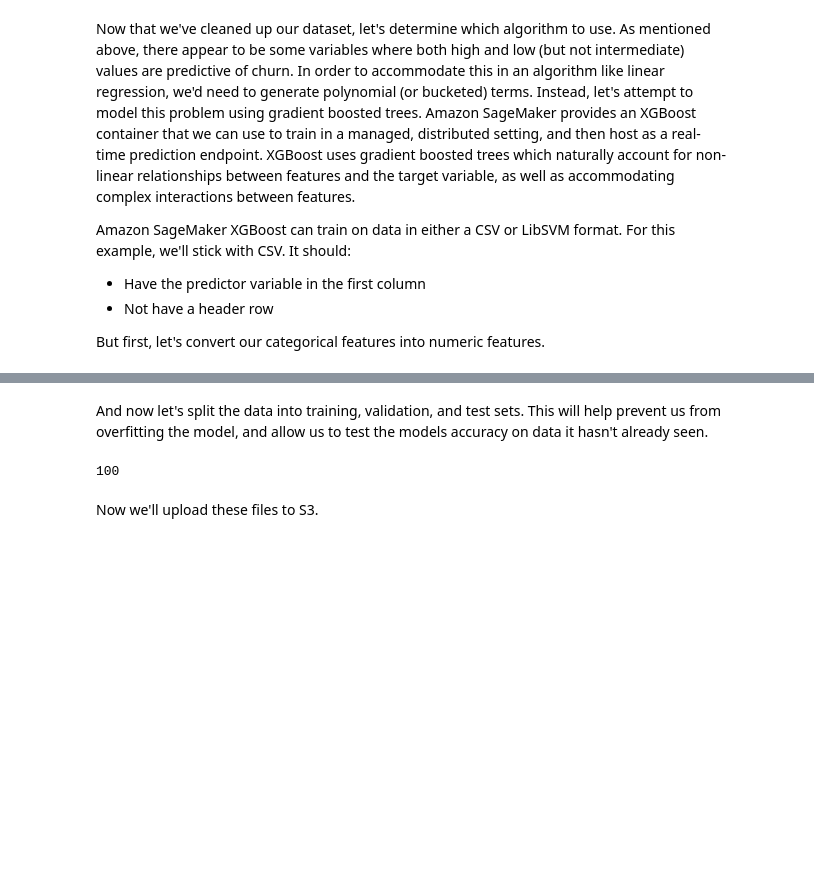
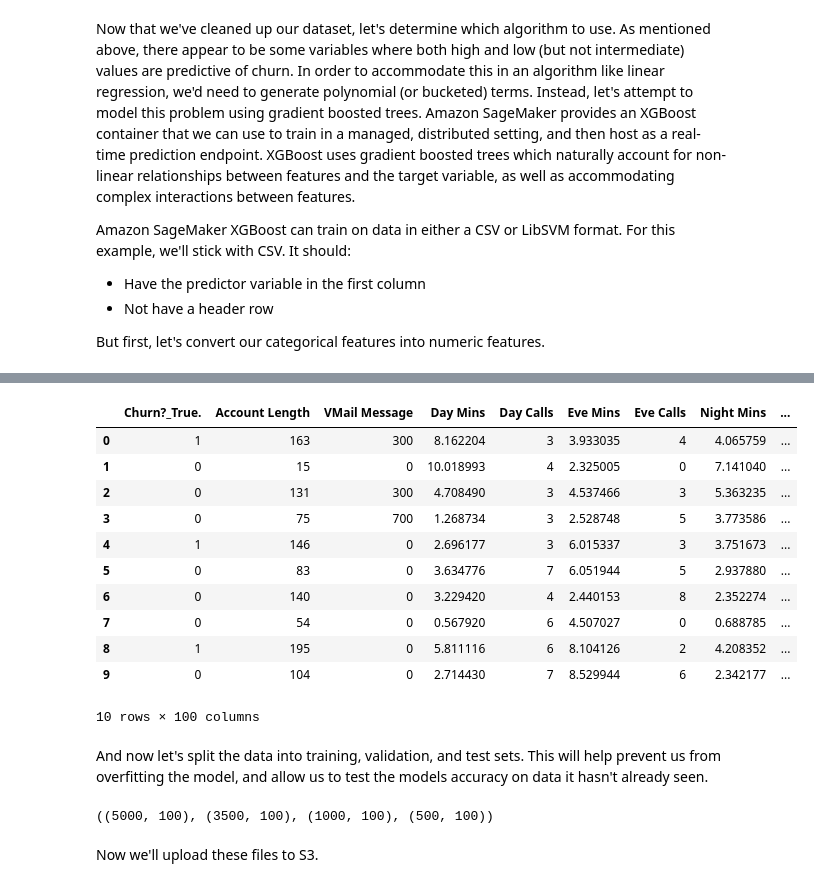
Before and after one commit to yuxhou/sagemaker-examples, a Jupyter notebook: introduction_to_applying_machine_learning/xgboost_customer_churn/xgboost_customer_churn_yx_v1.ipynb, the cells around one changed output, grey strips where cells are left out. Cells and saved outputs as stored; diff of their text form; code cells hidden in the pictures; blank space fills up the shorter version.

Commit message:
data preparation

```diff
--- a/introduction_to_applying_machine_learning/xgboost_customer_churn/xgboost_customer_churn_yx_v1.ipynb
+++ b/introduction_to_applying_machine_learning/xgboost_customer_churn/xgboost_customer_churn_yx_v1.ipynb
@@ -291,2 +309,2 @@ We see several features that essentially have 100% correlation with one another.
 # %%
-churn = churn.drop(["Day Charge", "Eve Charge", "Night Charge", "Intl Charge"], axis=1)
+churn.drop(["Day Charge", "Eve Charge", "Night Charge", "Intl Charge"], axis=1, inplace = True)
@@ -303,6 +337,21 @@ model_data = pd.get_dummies(churn)
 model_data = pd.concat(
     [model_data["Churn?_True."], model_data.drop(["Churn?_False.", "Churn?_True."], axis=1)], axis=1
 )
+# %%
+model_data.head(10)
+# %% [output]
+|  | Churn?_True. | Account Length | VMail Message | Day Mins | Day Calls | Eve Mins | Eve Calls | Night Mins | ... |
+| 0 | 1 | 163 | 300 | 8.162204 | 3 | 3.933035 | 4 | 4.065759 | ... |
+| 1 | 0 | 15 | 0 | 10.018993 | 4 | 2.325005 | 0 | 7.141040 | ... |
+| 2 | 0 | 131 | 300 | 4.708490 | 3 | 4.537466 | 3 | 5.363235 | ... |
+| 3 | 0 | 75 | 700 | 1.268734 | 3 | 2.528748 | 5 | 3.773586 | ... |
+| 4 | 1 | 146 | 0 | 2.696177 | 3 | 6.015337 | 3 | 3.751673 | ... |
+| 5 | 0 | 83 | 0 | 3.634776 | 7 | 6.051944 | 5 | 2.937880 | ... |
+| 6 | 0 | 140 | 0 | 3.229420 | 4 | 2.440153 | 8 | 2.352274 | ... |
+| 7 | 0 | 54 | 0 | 0.567920 | 6 | 4.507027 | 0 | 0.688785 | ... |
+| 8 | 1 | 195 | 0 | 5.811116 | 6 | 8.104126 | 2 | 4.208352 | ... |
+| 9 | 0 | 104 | 0 | 2.714430 | 7 | 8.529944 | 6 | 2.342177 | ... |
+10 rows × 100 columns
 # %% [markdown]
 And now let's split the data into training, validation, and test sets.  This will help prevent us from overfitting the model, and allow us to test the models accuracy on data it hasn't already seen.
 # %%
@@ -312,9 +361,9 @@ train_data, validation_data, test_data = np.split(
 )
 train_data.to_csv("train.csv", header=False, index=False)
 validation_data.to_csv("validation.csv", header=False, index=False)
-# %%
-len(train_data.columns)
-# %% [output]
-100
+# %%
+model_data.shape, train_data.shape, validation_data.shape, test_data.shape
+# %% [output]
+((5000, 100), (3500, 100), (1000, 100), (500, 100))
 # %% [markdown]
 Now we'll upload these files to S3.
```
Also changed, not shown: parts of 14 cells of this notebook.
